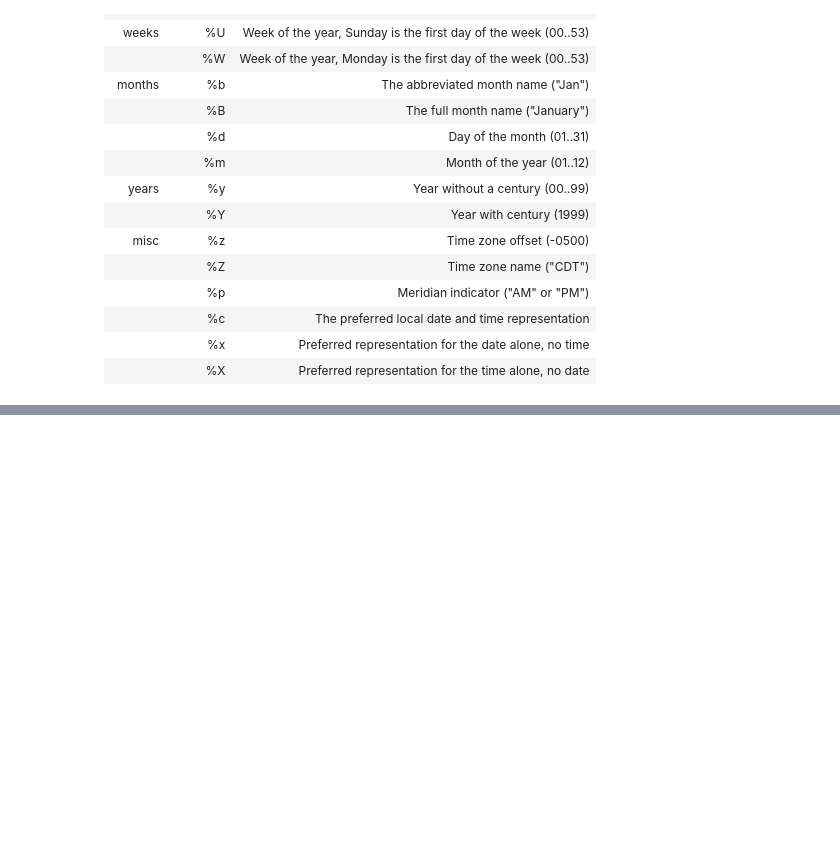
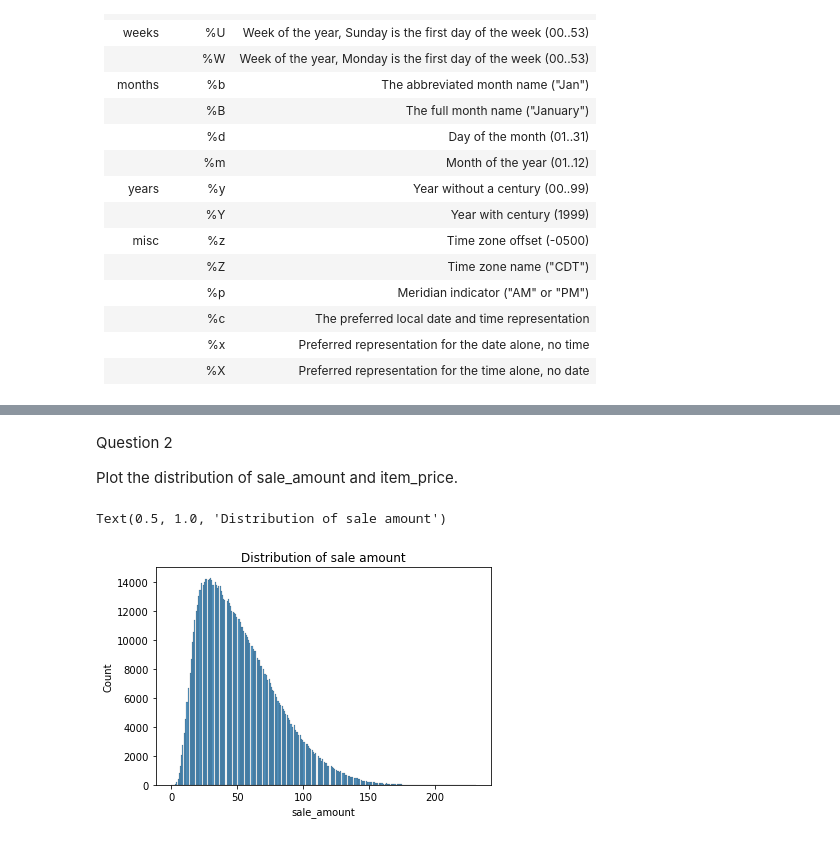
Before and after one commit to tim-keriazes/time-series-exercises, a Jupyter notebook: data_preparation_exercises.ipynb, the cells around one changed output, grey strips where cells are left out. Cells and saved outputs as stored; diff of their text form; code cells hidden in the pictures; blank space fills up the shorter version.

```diff
--- a/data_preparation_exercises.ipynb
+++ b/data_preparation_exercises.ipynb
@@ -27,0 +33,3 @@
+# %%
+df = pd.read_csv('merged_df.csv', index_col='Unnamed: 0')
+df.head()
@@ -27,0 +49,4 @@
+# %%
+#pandas to_datetime can auto adjust the format
+df.sale_date = pd.to_datetime(df.sale_date, infer_datetime_format=True)
+df.head()
@@ -27,0 +60,10 @@
+# %% [markdown]
+Question 2
+
+Plot the distribution of sale_amount and item_price.
+# %%
+sns.histplot(df.sale_amount)
+plt.title('Distribution of sale amount')
+# %% [output]
+Text(0.5, 1.0, 'Distribution of sale amount')
+[figure, added]
```
Also changed, not shown: parts of 28 cells of this notebook.
